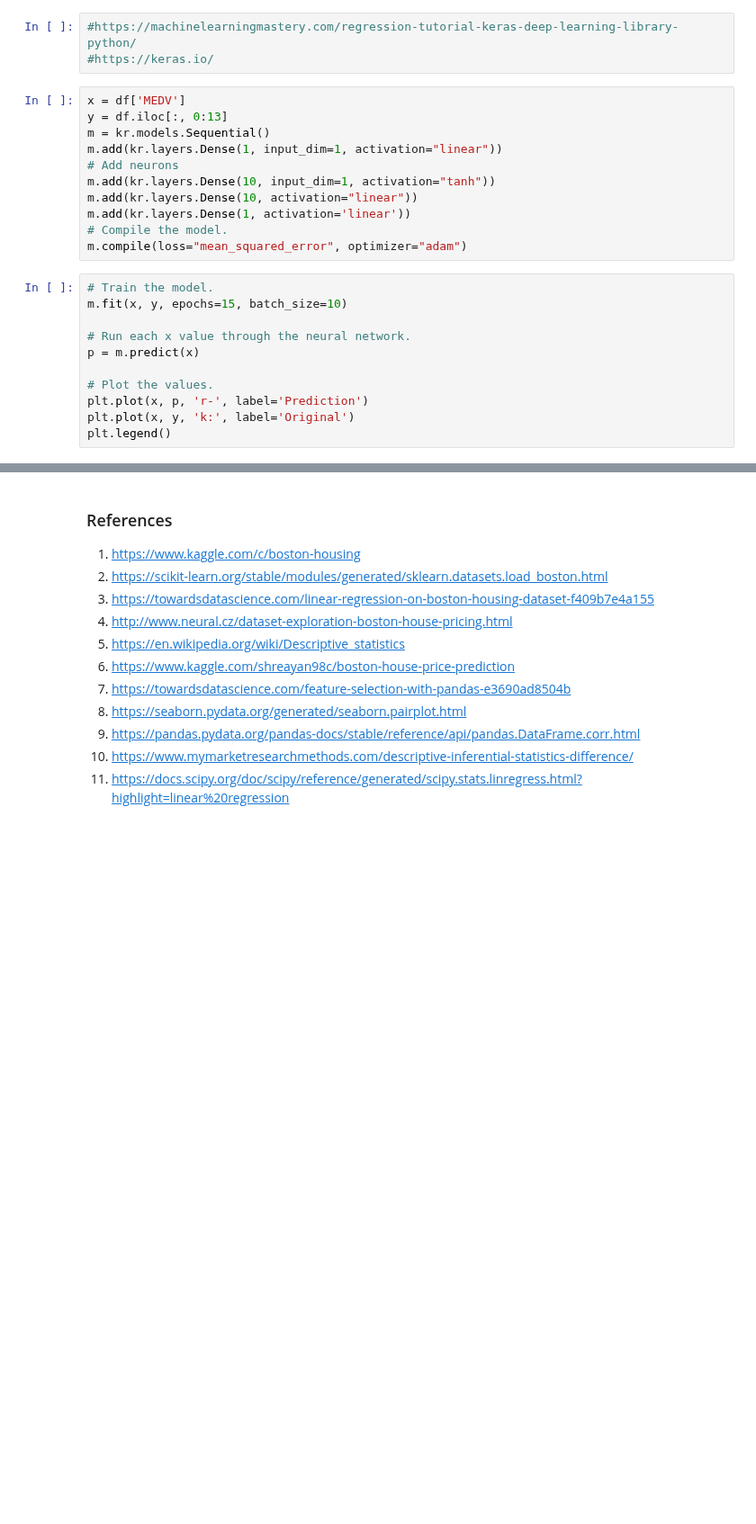
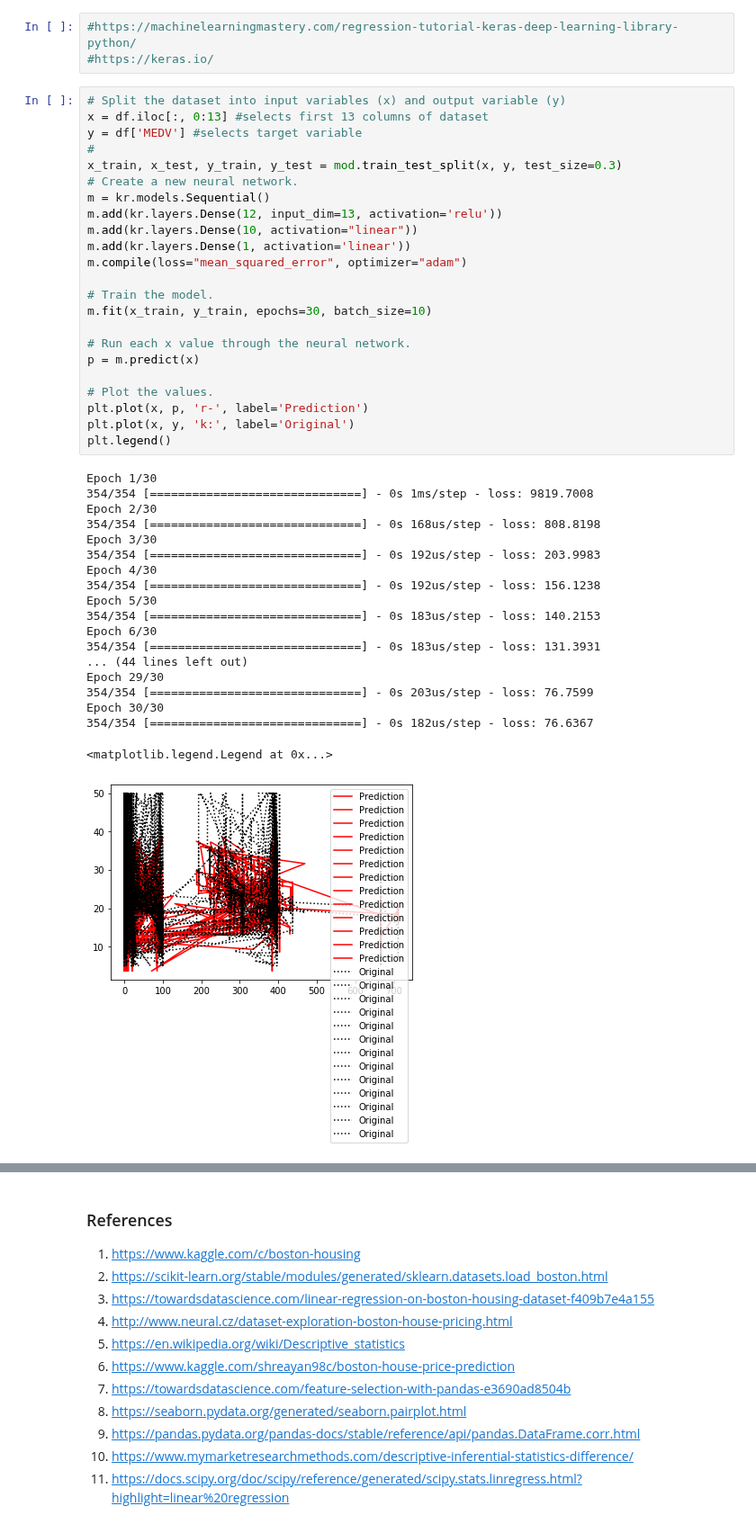
Before and after one commit to AideenByrne/2019MachineLearningProject, a Jupyter notebook: 2019project.ipynb, the cells around one changed output, grey strips where cells are left out. Shown at 90% size. Cells and saved outputs as stored; diff of their text form; blank space fills up the shorter version.

```diff
--- a/2019project.ipynb
+++ b/2019project.ipynb
@@ -230,25 +255,46 @@ ss.f_oneway(samp1, samp2)
 # %%
 #https://machinelearningmastery.com/regression-tutorial-keras-deep-learning-library-python/
 #https://keras.io/
-# %%
-x = df['MEDV']
-y = df.iloc[:, 0:13]
-m = kr.models.Sequential()
-m.add(kr.layers.Dense(1, input_dim=1, activation="linear"))
-# Add neurons
-m.add(kr.layers.Dense(10, input_dim=1, activation="tanh"))
-m.add(kr.layers.Dense(10, activation="linear"))
-m.add(kr.layers.Dense(1, activation='linear'))
-# Compile the model.
-m.compile(loss="mean_squared_error", optimizer="adam")
 # %%
+# Split the dataset into input variables (x) and output variable (y)
+x = df.iloc[:, 0:13] #selects first 13 columns of dataset
+y = df['MEDV'] #selects target variable
+#
+x_train, x_test, y_train, y_test = mod.train_test_split(x, y, test_size=0.3)
+# Create a new neural network.
+m = kr.models.Sequential()
+m.add(kr.layers.Dense(12, input_dim=13, activation='relu'))
+m.add(kr.layers.Dense(10, activation="linear"))
+m.add(kr.layers.Dense(1, activation='linear'))
+m.compile(loss="mean_squared_error", optimizer="adam")
+
 # Train the model.
-m.fit(x, y, epochs=15, batch_size=10)
+m.fit(x_train, y_train, epochs=30, batch_size=10)
 
 # Run each x value through the neural network.
 p = m.predict(x)
 
 # Plot the values.
 plt.plot(x, p, 'r-', label='Prediction')
 plt.plot(x, y, 'k:', label='Original')
 plt.legend()
+# %% [output]
+Epoch 1/30
+354/354 [==============================] - 0s 1ms/step - loss: 9819.7008
+Epoch 2/30
+354/354 [==============================] - 0s 168us/step - loss: 808.8198
+Epoch 3/30
+354/354 [==============================] - 0s 192us/step - loss: 203.9983
+Epoch 4/30
+354/354 [==============================] - 0s 192us/step - loss: 156.1238
+Epoch 5/30
+354/354 [==============================] - 0s 183us/step - loss: 140.2153
+Epoch 6/30
+354/354 [==============================] - 0s 183us/step - loss: 131.3931
+... (44 lines left out)
+Epoch 29/30
+354/354 [==============================] - 0s 203us/step - loss: 76.7599
+Epoch 30/30
+354/354 [==============================] - 0s 182us/step - loss: 76.6367
+<matplotlib.legend.Legend at 0x...>
+[figure, added]
```
Also changed, not shown: parts of 13 cells of this notebook.
